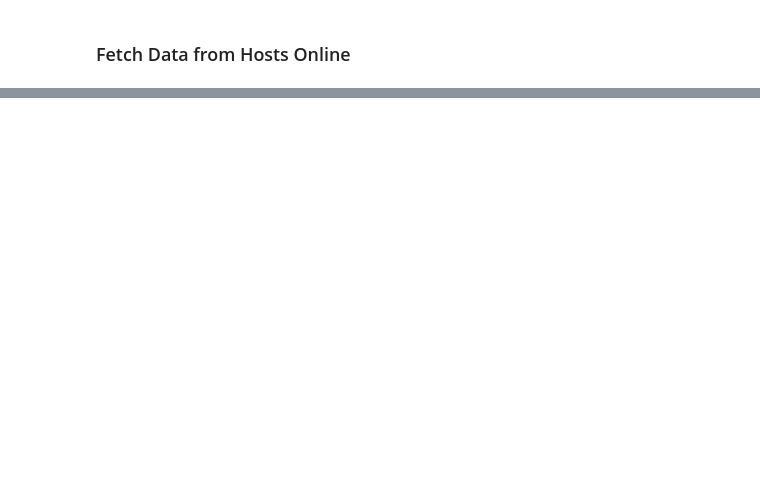
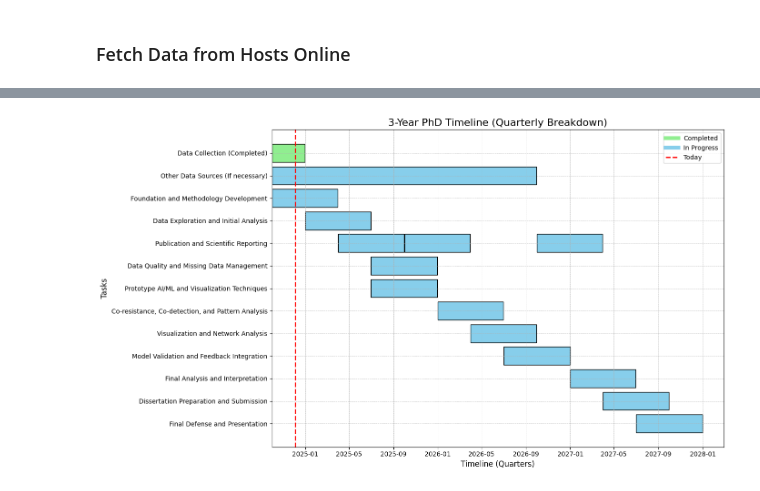
Before and after one commit to Ebenco36/SenseBackend, a Jupyter notebook: test-cochrane.ipynb, the cells around one changed output, grey strips where cells are left out. Cells and saved outputs as stored; diff of their text form; code cells hidden in the pictures; blank space fills up the shorter version.

```diff
--- a/test-cochrane.ipynb
+++ b/test-cochrane.ipynb
@@ -97,0 +283,80 @@ Database records have been updated successfully.
+# %%
+import pandas as pd
+import matplotlib.pyplot as plt
+from matplotlib.dates import date2num
+from datetime import datetime
+
+# Define the Gantt chart data
+data = {
+    "Task": [
+        "Data Collection (Completed)",
+        "Other Data Sources (If necessary)",
+        "Foundation and Methodology Development",
+        "Data Exploration and Initial Analysis",
+        "Publication and Scientific Reporting",
+        "Data Quality and Missing Data Management",
+        "Prototype AI/ML and Visualization Techniques",
+        "Publication and Scientific Reporting",
+        "Co-resistance, Co-detection, and Pattern Analysis",
+        "Visualization and Network Analysis",
+        "Model Validation and Feedback Integration",
+        "Publication and Scientific Reporting",
+        "Final Analysis and Interpretation",
+        "Dissertation Preparation and Submission",
+        "Final Defense and Presentation"
+    ],
+    "Start": [
+        "2024-10-01", "2024-10-01", "2024-10-01", "2025-01-01", "2025-04-01",
+        "2025-07-01", "2025-07-01", "2025-10-01", "2026-01-01",
+        "2026-04-01", "2026-07-01", "2026-10-01", "2027-01-01",
+        "2027-04-01", "2027-07-01"  # Added missing start date
+    ],
+    "End": [
+        "2024-12-31", "2026-09-30", "2025-03-31", "2025-06-30", "2025-09-30",
+        "2025-12-31", "2025-12-31", "2026-03-31", "2026-06-30",
+        "2026-09-30", "2026-12-31", "2027-03-31", "2027-06-30",
+        "2027-09-30", "2027-12-31"  # Added missing end date
+    ]
+}
+
+# Convert to DataFrame
+df = pd.DataFrame(data)
+
+# Convert Start and End to datetime
+df["Start"] = pd.to_datetime(df["Start"])
+df["End"] = pd.to_datetime(df["End"])
+
+# Get the current date for the vertical line
+current_date = datetime.now()
+
+# Create the Gantt chart
+fig, ax = plt.subplots(figsize=(14, 8))
+
+for i, task in df.iterrows():
+    color = "lightgreen" if "Completed" in task["Task"] else "skyblue"
+    ax.barh(task["Task"], date2num(task["End"]) - date2num(task["Start"]),
+            left=date2num(task["Start"]), color=color, edgecolor="black")
+
+# Add the current date line
+ax.axvline(date2num(current_date), color="red", linestyle="--", linewidth=2, label="Today")
+
+# Add labels and formatting
+ax.set_title("3-Year PhD Timeline (Quarterly Breakdown)", fontsize=16)
+ax.set_xlabel("Timeline (Quarters)", fontsize=12)
+ax.set_ylabel("Tasks", fontsize=12)
+ax.xaxis_date()
+ax.grid(True, which="both", linestyle="--", linewidth=0.5)
+ax.invert_yaxis()  # Flip tasks to start from the top
+
+# Add custom legend
+legend_elements = [
+    plt.Line2D([0], [0], color="lightgreen", lw=6, label="Completed"),
+    plt.Line2D([0], [0], color="skyblue", lw=6, label="In Progress"),
+    plt.Line2D([0], [0], color="red", lw=2, linestyle="--", label="Today")
+]
+ax.legend(handles=legend_elements, loc="upper right", fontsize=10)
+
+plt.tight_layout()
+plt.show()
+# %% [output]
+[figure, added]
```
Also changed, not shown: parts of 17 cells of this notebook, 38 other files.
